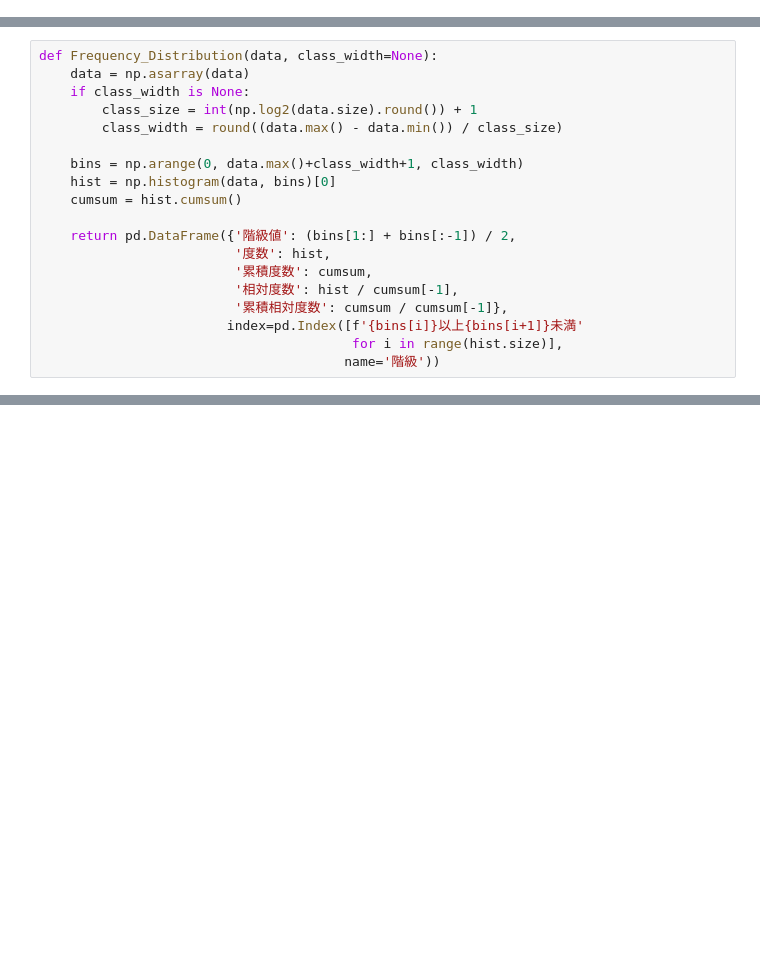
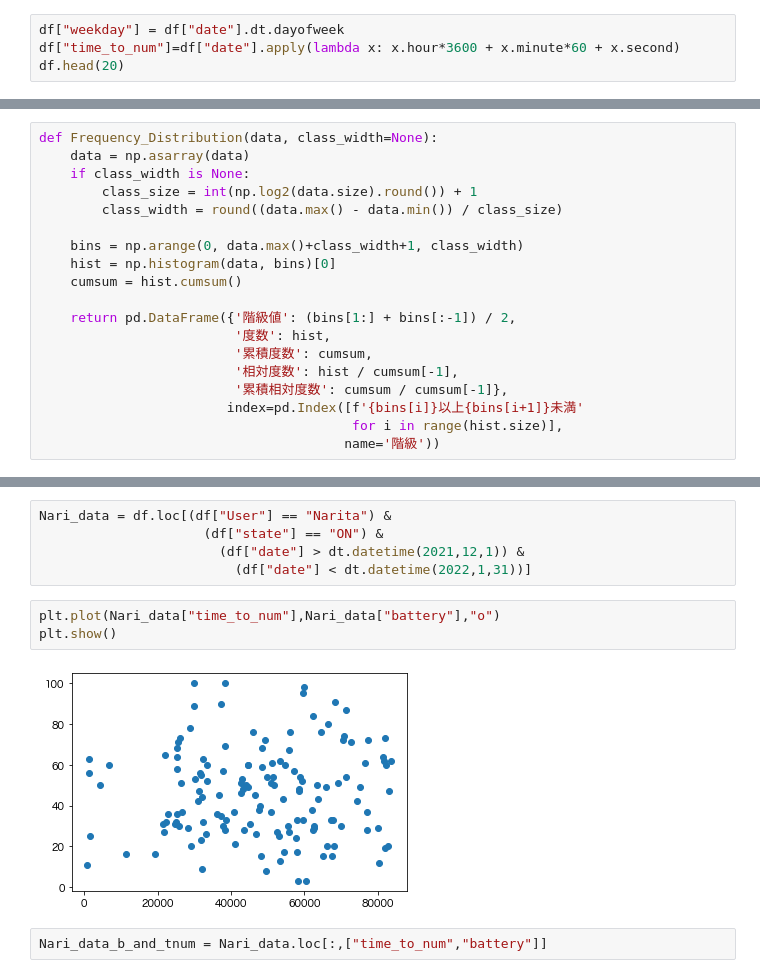
Before and after one commit to Isshin-Py-Sw-La-Me/Portfolio, a Jupyter notebook: bs_2.ipynb, the cells around one changed output, grey strips where cells are left out. Saved outputs shown, nothing was run; the diff lists cells and outputs as text; blank space fills up the shorter version.

```diff
--- a/bs_2.ipynb
+++ b/bs_2.ipynb
@@ -33,0 +13,4 @@ Name: battery, dtype: float64
+# %%
+df["weekday"] = df["date"].dt.dayofweek
+df["time_to_num"]=df["date"].apply(lambda x: x.hour*3600 + x.minute*60 + x.second)
+df.head(20)
@@ -69,0 +71,12 @@ for i in range(len(users)):
+# %%
+Nari_data = df.loc[(df["User"] == "Narita") &
+                     (df["state"] == "ON") &
+                       (df["date"] > dt.datetime(2021,12,1)) &
+                         (df["date"] < dt.datetime(2022,1,31))]
+# %%
+plt.plot(Nari_data["time_to_num"],Nari_data["battery"],"o")
+plt.show()
+# %% [output]
+[figure, added]
+# %%
+Nari_data_b_and_tnum = Nari_data.loc[:,["time_to_num","battery"]]
```
Also changed, not shown: parts of 10 cells of this notebook.
